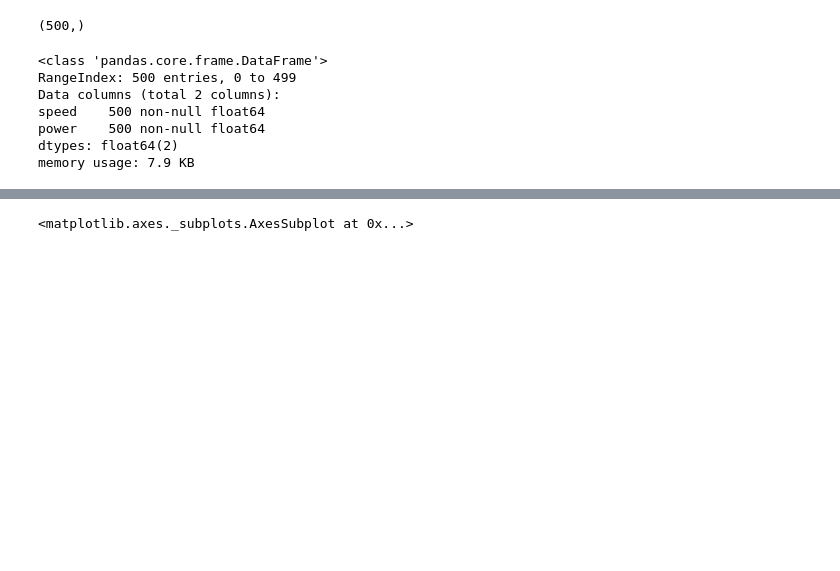
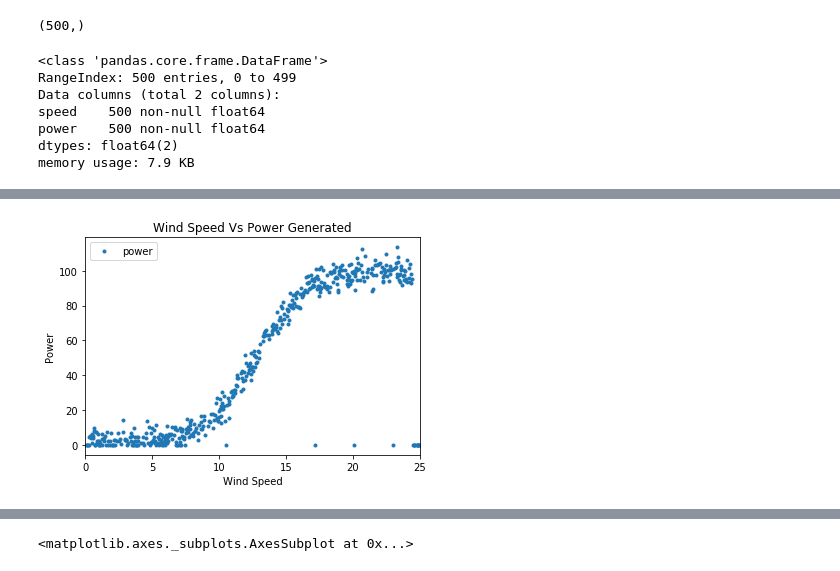
Before and after one commit to moranneil/MACHINE_LEARNING_AND_STATISTICS_PROJECT_2020, a Jupyter notebook: MACHINE LEARNING AND STATISTICS PROJECT 2021.ipynb, the cells around one changed output, grey strips where cells are left out. Cells and saved outputs as stored; diff of their text form; code cells hidden in the pictures; blank space fills up the shorter version.

```diff
--- a/MACHINE LEARNING AND STATISTICS PROJECT 2021.ipynb
+++ b/MACHINE LEARNING AND STATISTICS PROJECT 2021.ipynb
@@ -75,0 +59,9 @@ sns.scatterplot(x='speed',y='power',data = wind_df)
+# %%
+# Plot graph to get a visual view of the dataset
+wind_df.plot(x='speed', y='power', style='.')
+plt.title('Wind Speed Vs Power Generated')
+plt.xlabel('Wind Speed')
+plt.ylabel('Power')
+plt.show()
+# %% [output]
+[figure, added]
```
Also changed, not shown: parts of 24 cells of this notebook.
